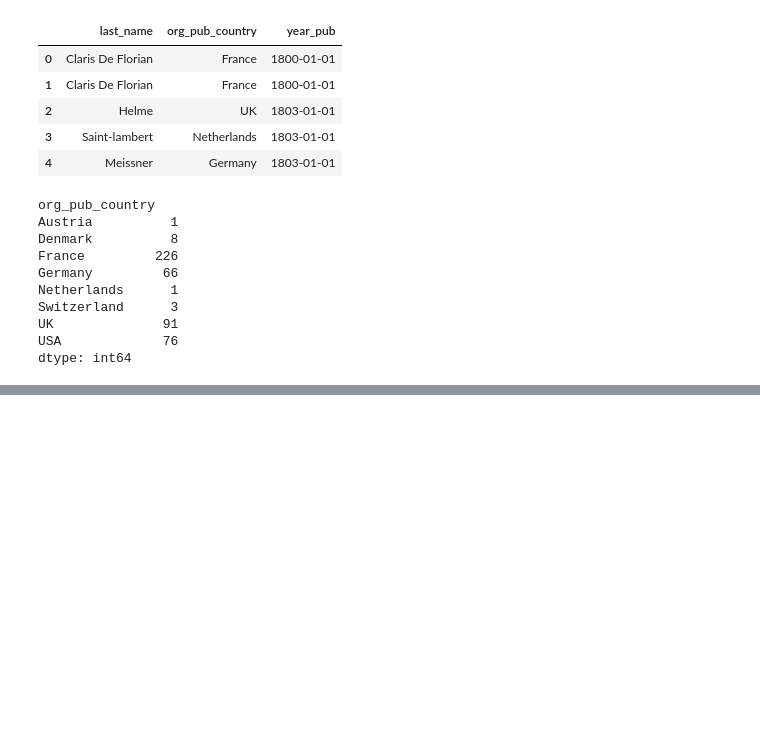
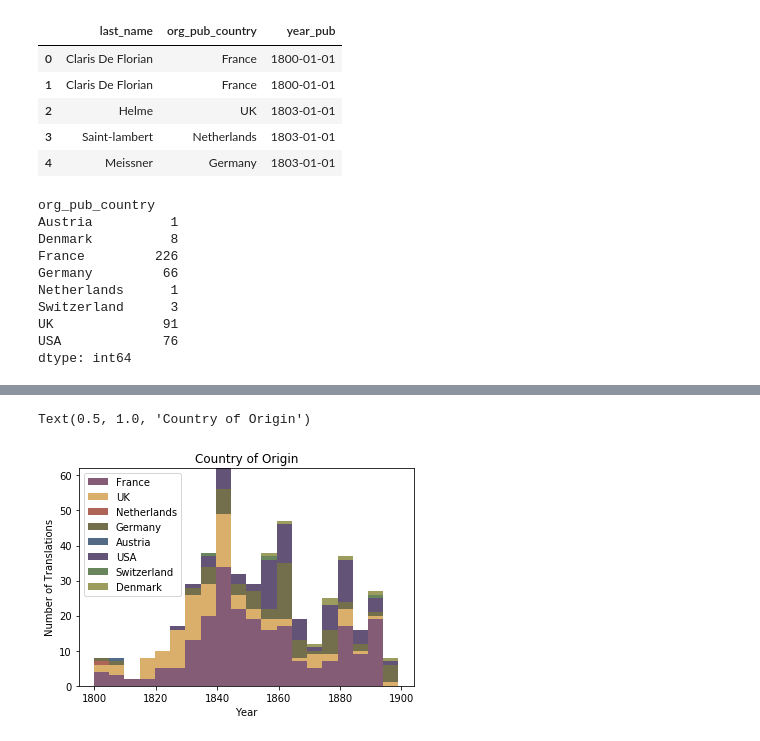
Before and after one commit to rmillerpratt/Anxiety-of-Influence, a Jupyter notebook: Anxiety of Influence.ipynb, the cells around one changed output, grey strips where cells are left out. Cells and saved outputs as stored; diff of their text form; code cells hidden in the pictures; blank space fills up the shorter version.

```diff
--- a/Anxiety of Influence.ipynb
+++ b/Anxiety of Influence.ipynb
@@ -145,0 +176,13 @@ dtype: int64
+# %%
+# Stacked histogram showing the number of translations by country
+
+plt.hist([x1, x2, x3, x4, x5 , x6, x7, x8], bins = 20, stacked=True,
+         color = colors, label=names)
+
+plt.legend()
+plt.xlabel('Year')
+plt.ylabel('Number of Translations')
+plt.title('Country of Origin')
+# %% [output]
+Text(0.5, 1.0, 'Country of Origin')
+[figure, added]
```
Also changed, not shown: parts of 7 cells of this notebook, 1 other file.
